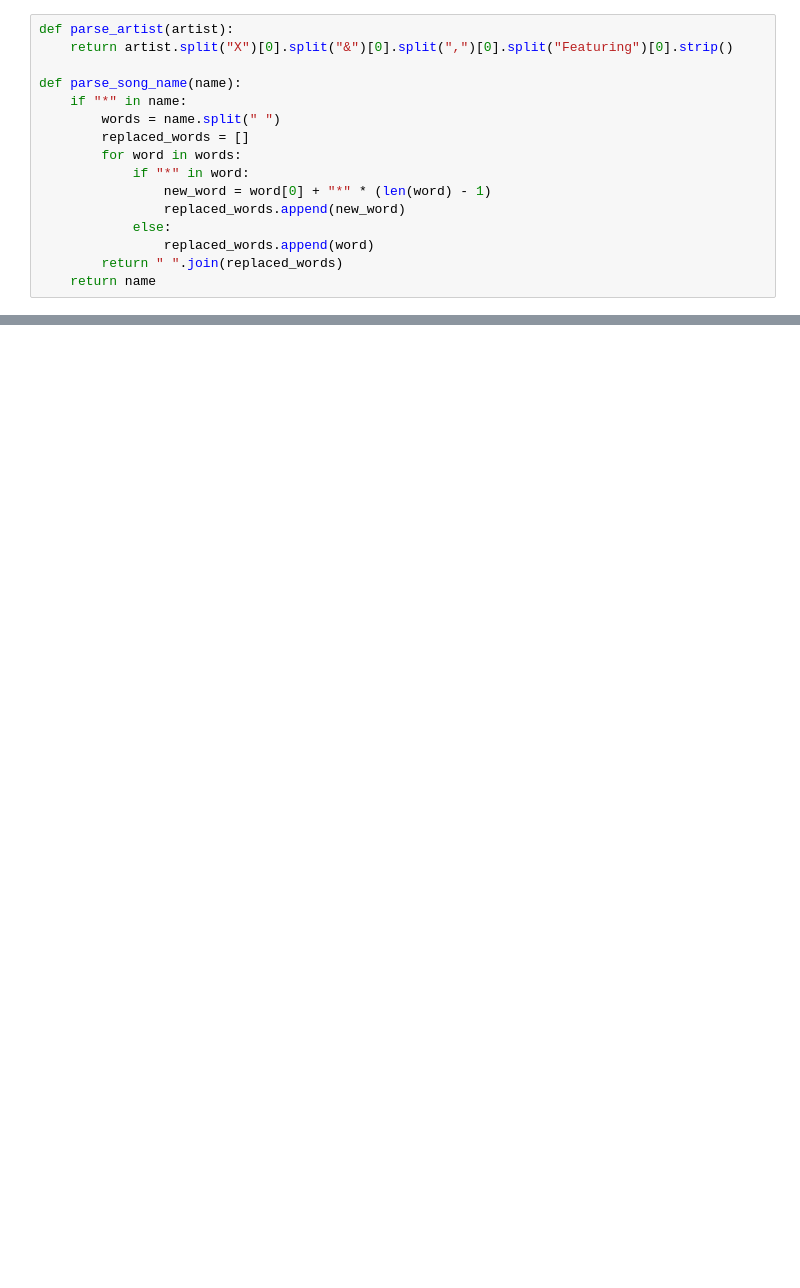
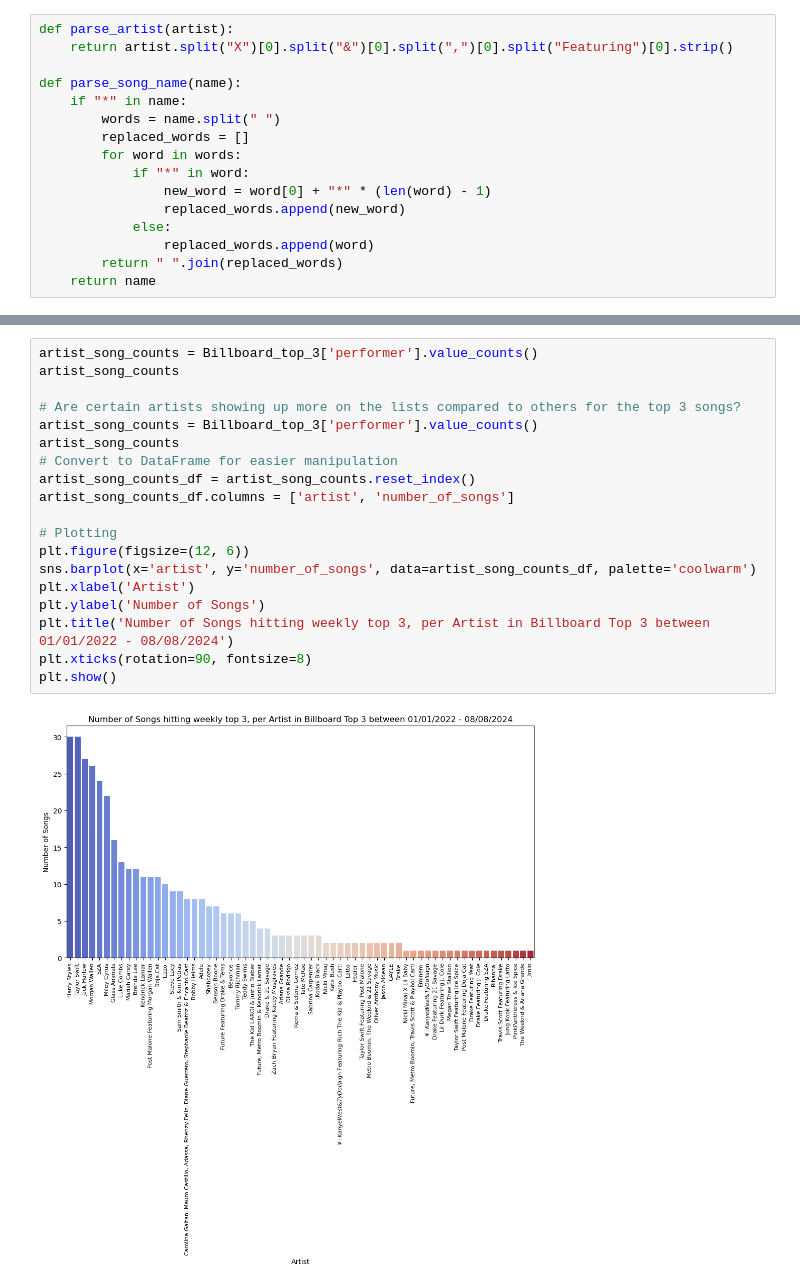
Before and after one commit to pxv6460/Music-is-the-Answer, a Jupyter notebook: project_1.ipynb, the cells around one changed output, grey strips where cells are left out. Drawn from its saved outputs; the diff is of its cells as text; blank space fills up the shorter version.

```diff
--- a/project_1.ipynb
+++ b/project_1.ipynb
@@ -255,0 +306,21 @@ plt.show()
+# %%
+artist_song_counts = Billboard_top_3['performer'].value_counts()
+artist_song_counts
+
+# Are certain artists showing up more on the lists compared to others for the top 3 songs?
+artist_song_counts = Billboard_top_3['performer'].value_counts()
+artist_song_counts
+# Convert to DataFrame for easier manipulation
+artist_song_counts_df = artist_song_counts.reset_index()
+artist_song_counts_df.columns = ['artist', 'number_of_songs']
+
+# Plotting
+plt.figure(figsize=(12, 6))
+sns.barplot(x='artist', y='number_of_songs', data=artist_song_counts_df, palette='coolwarm')
+plt.xlabel('Artist')
+plt.ylabel('Number of Songs')
+plt.title('Number of Songs hitting weekly top 3, per Artist in Billboard Top 3 between 01/01/2022 - 08/08/2024')
+plt.xticks(rotation=90, fontsize=8)
+plt.show()
+# %% [output]
+[figure, added]
```
Also changed, not shown: parts of 34 cells of this notebook.
